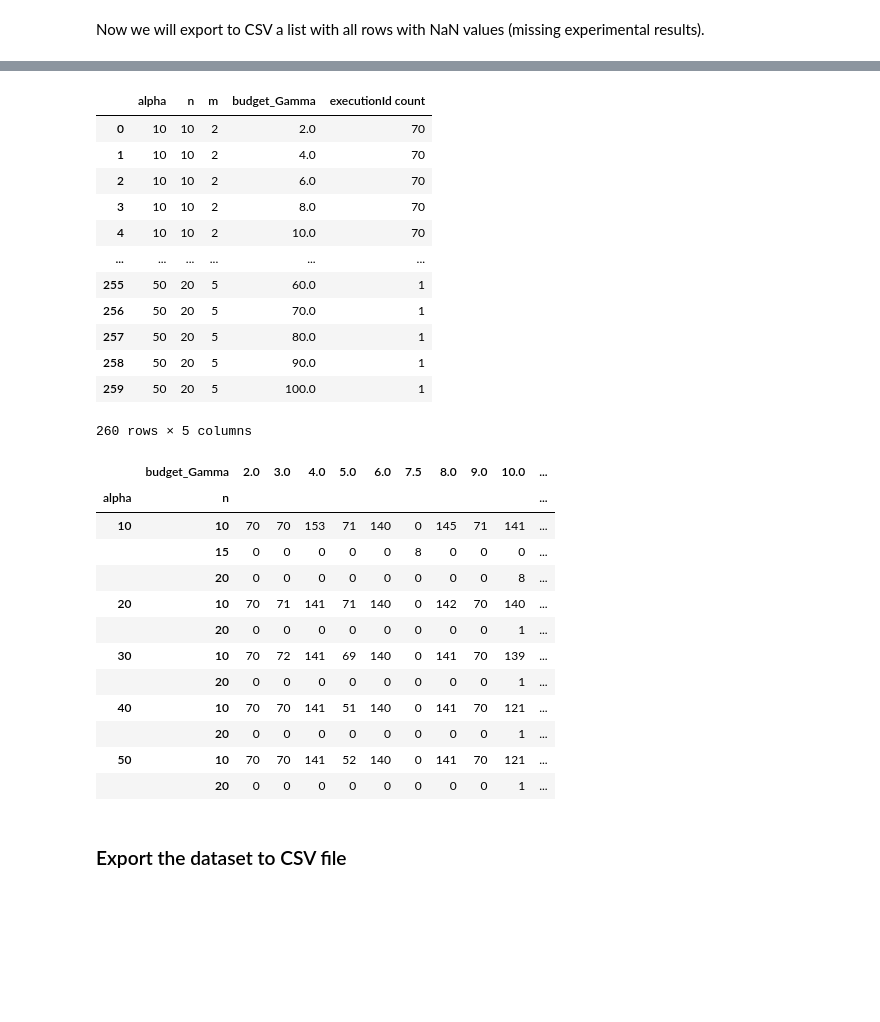
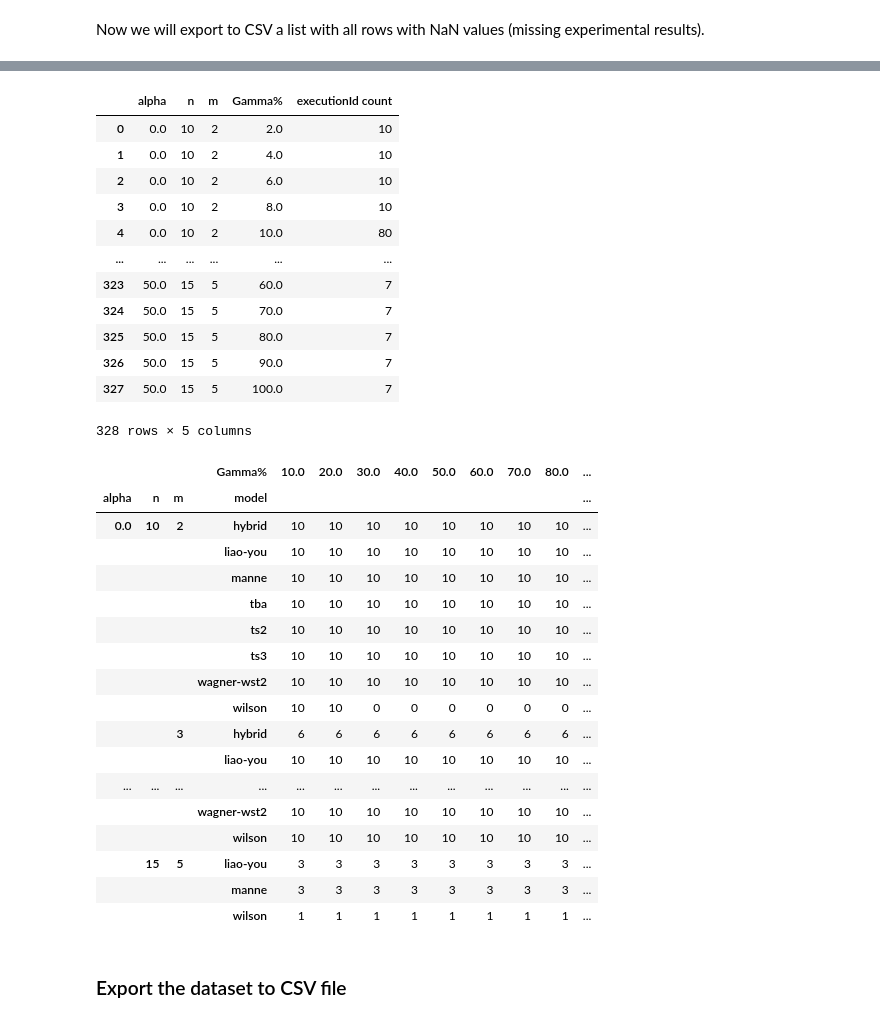
Before and after one commit to levorato/RPFS_Budget_TWCT_sourcecode, a Jupyter notebook: 0.1_RPFS_TWCT_CCG_Result_Data_Treatment.ipynb, the cells around one changed output, grey strips where cells are left out. Cells and saved outputs as stored; diff of their text form; code cells hidden in the pictures; blank space fills up the shorter version.

Commit message:
Updating result processing scripts according to new models being tested.

```diff
--- a/0.1_RPFS_TWCT_CCG_Result_Data_Treatment.ipynb
+++ b/0.1_RPFS_TWCT_CCG_Result_Data_Treatment.ipynb
@@ -101,9 +103,9 @@ dfdict = dict()
 for filepath in file_list:
     print('Processing file ', filepath)
     try:
-        df_ = pd.read_csv(filepath, delimiter=',', header=0, names=['executionId','ub_name','instance_name','alpha','n','m','budget_Gamma','wct','permutation','time_spent','time_to_best_sol','mp_total_time','sp_total_time','iterations','num_visited_solutions','num_improvements','is_optimal','validated','gap','lb','cost','wct_validation'])
+        df_ = pd.read_csv(filepath, delimiter=',', header=0, names=['executionId','ub_name','instance_name','alpha','n','m','budget_Gamma','wct','permutation','time_spent','time_to_best_sol','mp_total_time','sp_total_time','iterations','num_visited_solutions','num_improvements','is_optimal','validated','gap','lb','cost','wct_validation','cut_count'])
     except:  # try alternative method to read csv lines
-        df_ = alternative_csv_reader(filename, delimiter=',', header=0, names=['executionId','ub_name','instance_name','alpha','n','m','budget_Gamma','wct','permutation','time_spent','time_to_best_sol','mp_total_time','sp_total_time','iterations','num_visited_solutions','num_improvements','is_optimal','validated','gap','lb','cost','wct_validation'])
+        df_ = alternative_csv_reader(filepath, delimiter=',', header=0, names=['executionId','ub_name','instance_name','alpha','n','m','budget_Gamma','wct','permutation','time_spent','time_to_best_sol','mp_total_time','sp_total_time','iterations','num_visited_solutions','num_improvements','is_optimal','validated','gap','lb','cost','wct_validation','cut_count'])
     filename = filepath[filepath.rfind(os.path.sep)+1:]
     modelname = filename[len('separation_wct_'):filename.find('_randomweights')]
     print('Read results for model ' + modelname)
@@ -316,7 +319,3 @@ The problem lies in the alpha percentage. We are now going to fix this issue.
 df['seq'] = df['instance_name'].apply(lambda x: x[x.find('_')-2:x.find('_')])
 df['n_str'] = df['n'].astype(str).str.zfill(3)
 df['alpha_str'] = df['alpha'].astype(str)
-# %%
-df['instance_name'] = 'RB' + df['n_str'] + df['alpha_str'] + df['seq'] + '_' + df['instance_name'].apply(lambda x: x[x.find('_')+1:])
-df.drop(columns=['n_str', 'alpha_str'], inplace=True)
-df.head(4)
@@ -337,10 +335,13 @@ df['sp_total_time'] = df['sp_total_time'].round(2)
+# %%
+key_columns = ['model', 'n', 'm', 'alpha', 'seq', 'budget_Gamma', 'instance_type']
+df.drop_duplicates(subset=key_columns, keep='last', inplace=True)
 # %% [markdown]
 ### Sort data according to model, instance_name, alpha, n, m and Gamma and set index
 # %%
 print('Sorting dataset...')
-df = df.sort_values(['model', 'n', 'm', 'alpha', 'seq', 'budget_Gamma', 'instance_type'])
+df = df.sort_values(key_columns)
 display(df.dtypes)
-df = df.set_index(['model', 'n', 'm', 'alpha', 'seq', 'budget_Gamma', 'instance_type'])
+df = df.set_index(key_columns, verify_integrity=True)
 display(df.head(6))
 # %% [output]
 Sorting dataset...
@@ -521,40 +522,46 @@ Saved: /public/doutorado_files/RPFS_Budget_TWCT/results/consolidated/RPFS_TWCT_m
 # %%
-df_grouped = df.groupby(['alpha', 'n', 'm', 'budget_Gamma']).agg({'executionId' : ['count']}).reset_index()
+df_grouped = df.groupby(['alpha', 'n', 'm', 'Gamma%']).agg({'executionId' : ['count']}).reset_index()
 df_grouped.columns = [ ' '.join(str(i) for i in col) for col in df_grouped.columns]
 #df_grouped.reset_index(inplace=True)
 df_grouped
 # %% [output]
-|  | alpha | n | m | budget_Gamma | executionId count |
-| 0 | 10 | 10 | 2 | 2.0 | 70 |
-| 1 | 10 | 10 | 2 | 4.0 | 70 |
-| 2 | 10 | 10 | 2 | 6.0 | 70 |
-| 3 | 10 | 10 | 2 | 8.0 | 70 |
-| 4 | 10 | 10 | 2 | 10.0 | 70 |
+|  | alpha | n | m | Gamma% | executionId count |
+| 0 | 0.0 | 10 | 2 | 2.0 | 10 |
+| 1 | 0.0 | 10 | 2 | 4.0 | 10 |
+| 2 | 0.0 | 10 | 2 | 6.0 | 10 |
+| 3 | 0.0 | 10 | 2 | 8.0 | 10 |
+| 4 | 0.0 | 10 | 2 | 10.0 | 80 |
 | ... | ... | ... | ... | ... | ... |
-| 255 | 50 | 20 | 5 | 60.0 | 1 |
-| 256 | 50 | 20 | 5 | 70.0 | 1 |
-| 257 | 50 | 20 | 5 | 80.0 | 1 |
-| 258 | 50 | 20 | 5 | 90.0 | 1 |
-| 259 | 50 | 20 | 5 | 100.0 | 1 |
+| 323 | 50.0 | 15 | 5 | 60.0 | 7 |
+| 324 | 50.0 | 15 | 5 | 70.0 | 7 |
+| 325 | 50.0 | 15 | 5 | 80.0 | 7 |
+| 326 | 50.0 | 15 | 5 | 90.0 | 7 |
+| 327 | 50.0 | 15 | 5 | 100.0 | 7 |
-260 rows × 5 columns
+328 rows × 5 columns
 # %%
-table = pd.pivot_table(df, values='executionId', index=['alpha', 'n'], columns=['budget_Gamma'], aggfunc='count', fill_value=0)
+perc_list = [x * 10 for x in range(1, 11)]
+table = pd.pivot_table(df[(df['Gamma%'].isin(perc_list))], values='executionId', index=['alpha', 'n', 'm', 'model'], columns=['Gamma%'], aggfunc='count', fill_value=0)
 with pd.option_context('display.max_rows', None, 'display.max_columns', None):
     display(table)
 # %% [output]
-|  | budget_Gamma | 2.0 | 3.0 | 4.0 | 5.0 | 6.0 | 7.5 | 8.0 | 9.0 | 10.0 | ... |
-| alpha | n |  |  |  |  |  |  |  |  |  | ... |
-| 10 | 10 | 70 | 70 | 153 | 71 | 140 | 0 | 145 | 71 | 141 | ... |
-|  | 15 | 0 | 0 | 0 | 0 | 0 | 8 | 0 | 0 | 0 | ... |
-|  | 20 | 0 | 0 | 0 | 0 | 0 | 0 | 0 | 0 | 8 | ... |
-| 20 | 10 | 70 | 71 | 141 | 71 | 140 | 0 | 142 | 70 | 140 | ... |
-|  | 20 | 0 | 0 | 0 | 0 | 0 | 0 | 0 | 0 | 1 | ... |
-| 30 | 10 | 70 | 72 | 141 | 69 | 140 | 0 | 141 | 70 | 139 | ... |
-|  | 20 | 0 | 0 | 0 | 0 | 0 | 0 | 0 | 0 | 1 | ... |
-| 40 | 10 | 70 | 70 | 141 | 51 | 140 | 0 | 141 | 70 | 121 | ... |
-|  | 20 | 0 | 0 | 0 | 0 | 0 | 0 | 0 | 0 | 1 | ... |
-| 50 | 10 | 70 | 70 | 141 | 52 | 140 | 0 | 141 | 70 | 121 | ... |
-|  | 20 | 0 | 0 | 0 | 0 | 0 | 0 | 0 | 0 | 1 | ... |
+|  |  |  | Gamma% | 10.0 | 20.0 | 30.0 | 40.0 | 50.0 | 60.0 | 70.0 | 80.0 | ... |
+| alpha | n | m | model |  |  |  |  |  |  |  |  | ... |
+| 0.0 | 10 | 2 | hybrid | 10 | 10 | 10 | 10 | 10 | 10 | 10 | 10 | ... |
+|  |  |  | liao-you | 10 | 10 | 10 | 10 | 10 | 10 | 10 | 10 | ... |
+|  |  |  | manne | 10 | 10 | 10 | 10 | 10 | 10 | 10 | 10 | ... |
+|  |  |  | tba | 10 | 10 | 10 | 10 | 10 | 10 | 10 | 10 | ... |
+|  |  |  | ts2 | 10 | 10 | 10 | 10 | 10 | 10 | 10 | 10 | ... |
+|  |  |  | ts3 | 10 | 10 | 10 | 10 | 10 | 10 | 10 | 10 | ... |
+|  |  |  | wagner-wst2 | 10 | 10 | 10 | 10 | 10 | 10 | 10 | 10 | ... |
+|  |  |  | wilson | 10 | 10 | 0 | 0 | 0 | 0 | 0 | 0 | ... |
+|  |  | 3 | hybrid | 6 | 6 | 6 | 6 | 6 | 6 | 6 | 6 | ... |
+|  |  |  | liao-you | 10 | 10 | 10 | 10 | 10 | 10 | 10 | 10 | ... |
+| ... | ... | ... | ... | ... | ... | ... | ... | ... | ... | ... | ... | ... |
+|  |  |  | wagner-wst2 | 10 | 10 | 10 | 10 | 10 | 10 | 10 | 10 | ... |
+|  |  |  | wilson | 10 | 10 | 10 | 10 | 10 | 10 | 10 | 10 | ... |
+|  | 15 | 5 | liao-you | 3 | 3 | 3 | 3 | 3 | 3 | 3 | 3 | ... |
+|  |  |  | manne | 3 | 3 | 3 | 3 | 3 | 3 | 3 | 3 | ... |
+|  |  |  | wilson | 1 | 1 | 1 | 1 | 1 | 1 | 1 | 1 | ... |
 # %% [markdown]
 ### Export the dataset to CSV file
 # %%
```
Also changed, not shown: parts of 20 cells of this notebook, 1 other file.
